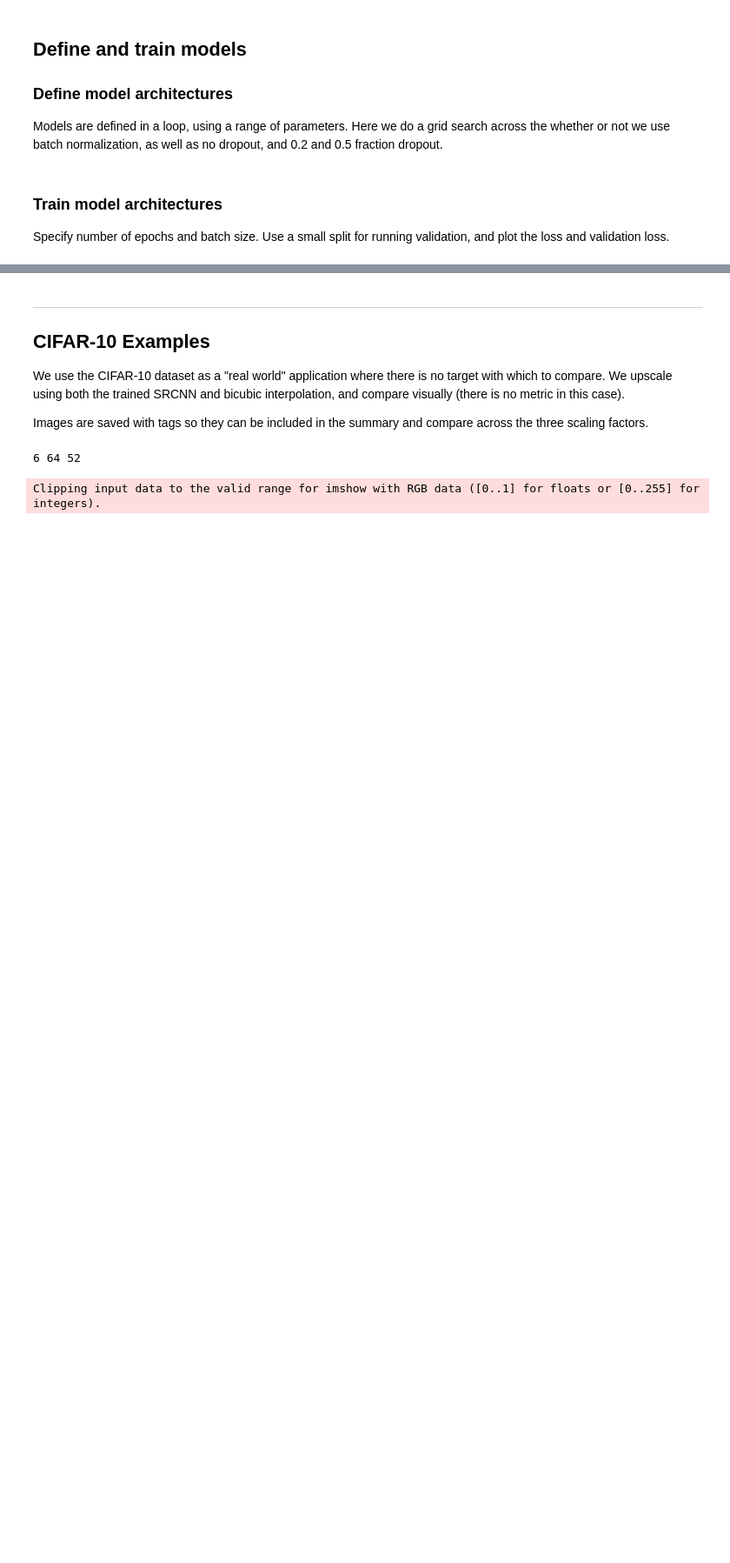
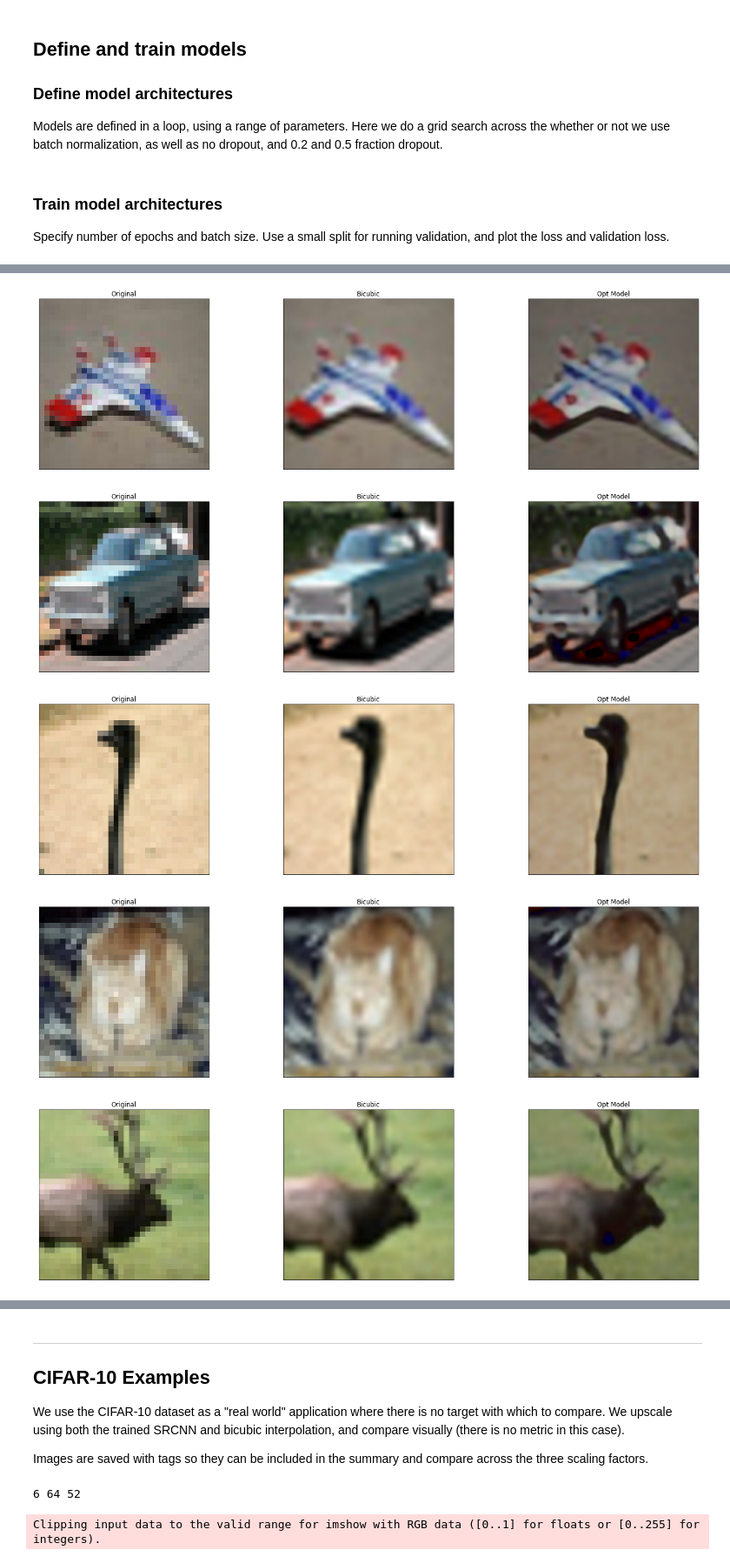
Before and after one commit to kingfischer16/srcnn-tf2, a Jupyter notebook: notebooks/SRCNN Optimized Model.ipynb, the cells around one changed output, grey strips where cells are left out. Shown at 87% size. Saved outputs shown, nothing was run; the diff lists cells and outputs as text; code cells hidden in the pictures; blank space fills up the shorter version.

```diff
--- a/notebooks/SRCNN Optimized Model.ipynb
+++ b/notebooks/SRCNN Optimized Model.ipynb
@@ -214,10 +174,16 @@ Training using activation function: SIGMOID
 # %%
-arch_labels = ['Original', 'Bicubic']+act_func_list
+arch_labels = ['Original', 'Bicubic', 'Opt Model']
 
 for i, label in enumerate(label_list):
     image_list = [d_pred_images[a][i] for a in arch_labels]
     n_compare(
     im_list=image_list,
     label_list=[str(a) for a in arch_labels],
     figsize=(20,5)
     )
+# %% [output]
+[figure, added]
+[figure, added]
+[figure, added]
+[figure, added]
+[figure, added]
```
Also changed, not shown: parts of 9 cells of this notebook, 22 other files.
